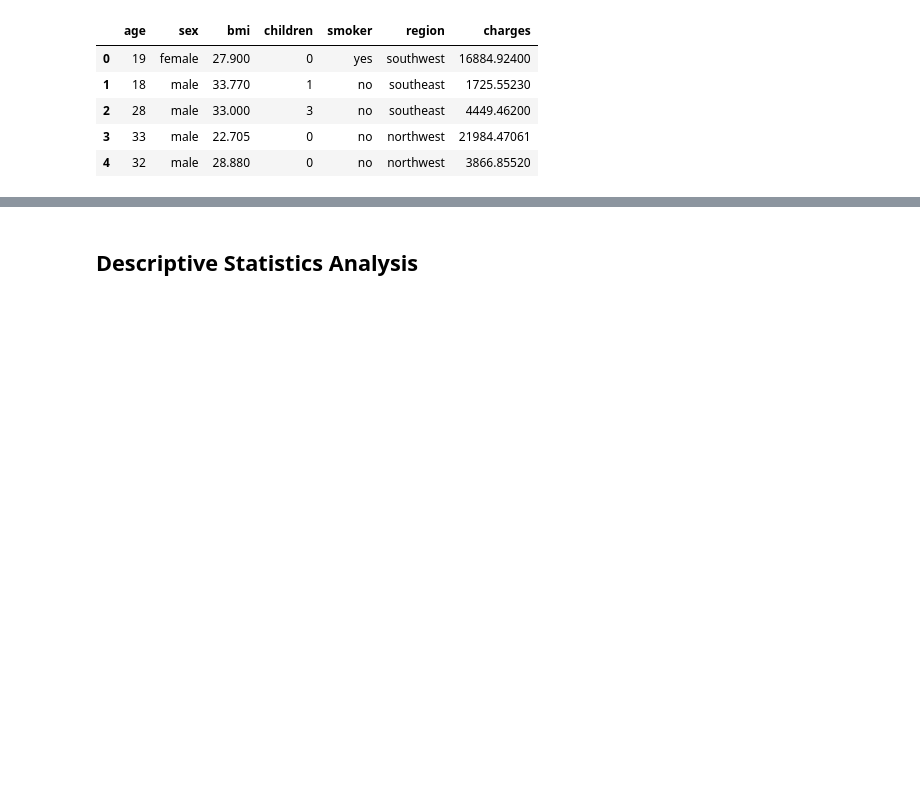
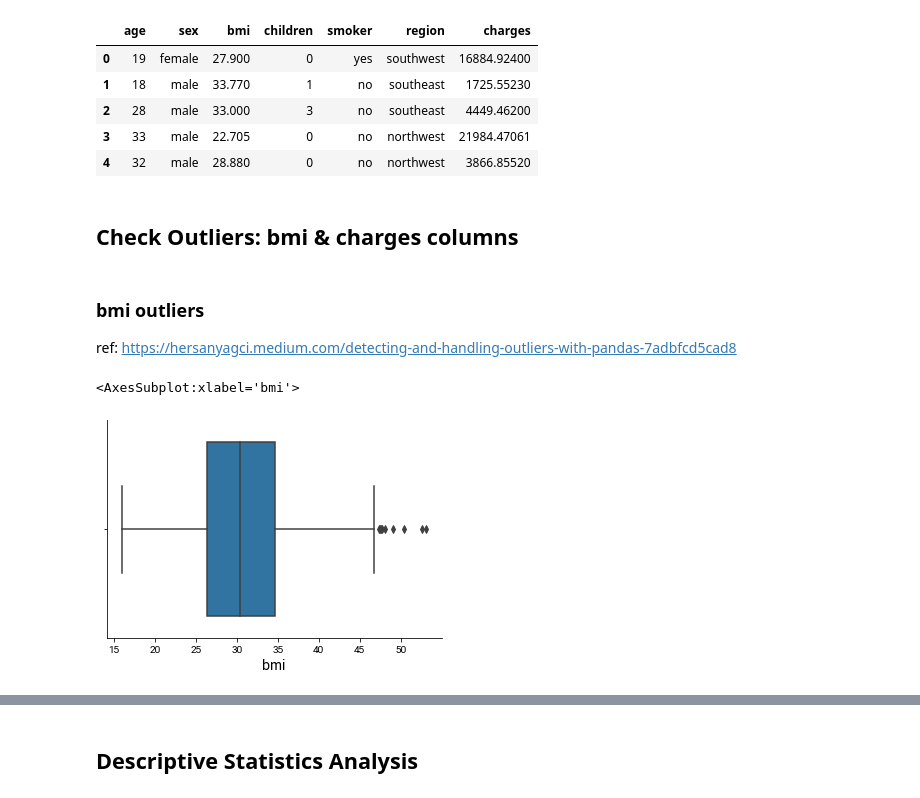
Before and after one commit to dwipaalfarisi/ads-projects, a Jupyter notebook: probability/main.ipynb, the cells around one changed output, grey strips where cells are left out. Drawn from its saved outputs; the diff is of its cells as text; code cells hidden in the pictures; blank space fills up the shorter version.

```diff
--- a/probability/main.ipynb
+++ b/probability/main.ipynb
@@ -71,3 +71,13 @@ insurance_data.head()
 | 2 | 28 | male | 33.000 | 3 | no | southeast | 4449.46200 |
 | 3 | 33 | male | 22.705 | 0 | no | northwest | 21984.47061 |
 | 4 | 32 | male | 28.880 | 0 | no | northwest | 3866.85520 |
+# %% [markdown]
+## Check Outliers: bmi & charges columns
+# %% [markdown]
+### bmi outliers
+ref: https://hersanyagci.medium.com/detecting-and-handling-outliers-with-pandas-7adbfcd5cad8
+# %%
+sns.boxplot(insurance_data['bmi'])
+# %% [output]
+<AxesSubplot:xlabel='bmi'>
+[figure, added]
```
Also changed, not shown: parts of 9 cells of this notebook, 1 other file.
